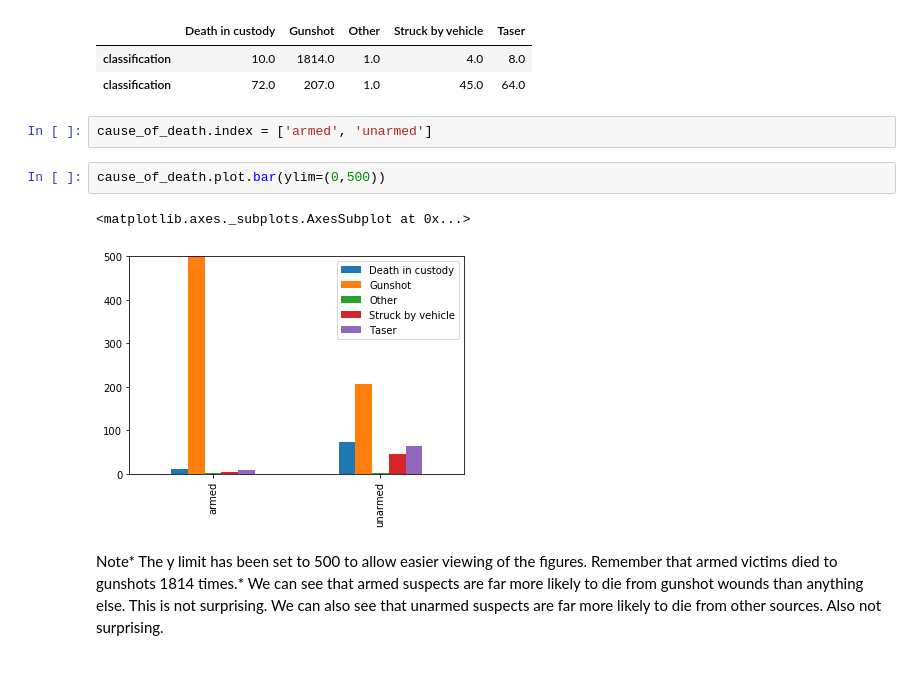
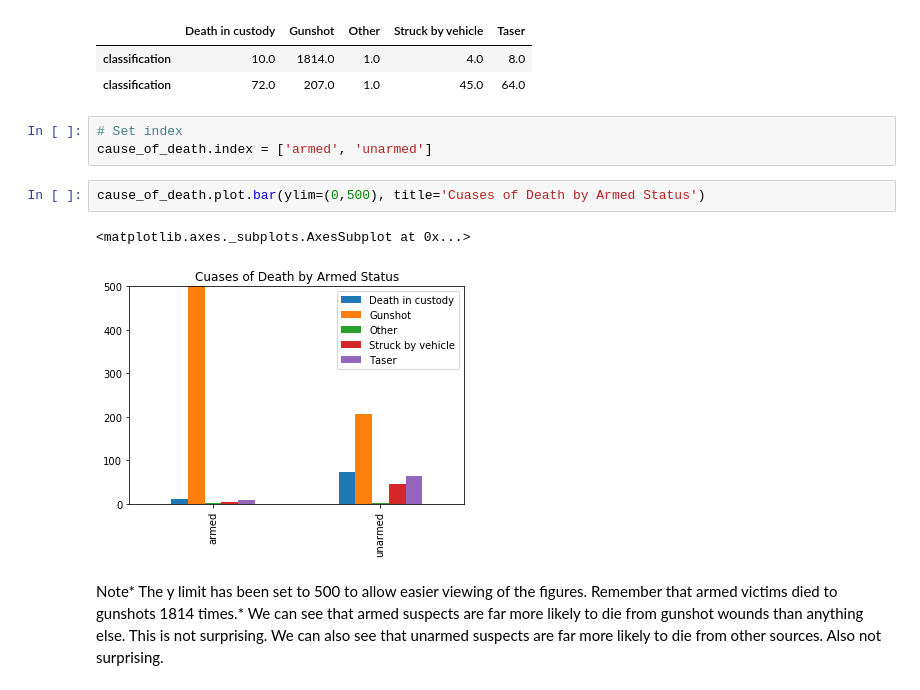
Before and after one commit to nchp89/police-analysis, a Jupyter notebook: Police+Killings+Analysis.ipynb, the cells around one changed output. Drawn from its saved outputs; the diff is of its cells as text.

```diff
--- a/Police+Killings+Analysis.ipynb
+++ b/Police+Killings+Analysis.ipynb
@@ -277,12 +365,13 @@ cause_of_death.head()
 | classification | 10.0 | 1814.0 | 1.0 | 4.0 | 8.0 |
 | classification | 72.0 | 207.0 | 1.0 | 45.0 | 64.0 |
 # %%
+# Set index
 cause_of_death.index = ['armed', 'unarmed']
 # %%
-cause_of_death.plot.bar(ylim=(0,500))
+cause_of_death.plot.bar(ylim=(0,500), title='Cuases of Death by Armed Status')
 # %% [output]
 <matplotlib.axes._subplots.AxesSubplot at 0x...>
-[figure, old version]
+[figure, new version]
 # %% [markdown]
 Note* The y limit has been set to 500 to allow easier viewing of the figures. Remember that armed victims died to gunshots 1814 times.*
 We can see that armed suspects are far more likely to die from gunshot wounds than anything else. This is not surprising.
```
Also changed, not shown: parts of 57 cells of this notebook.
